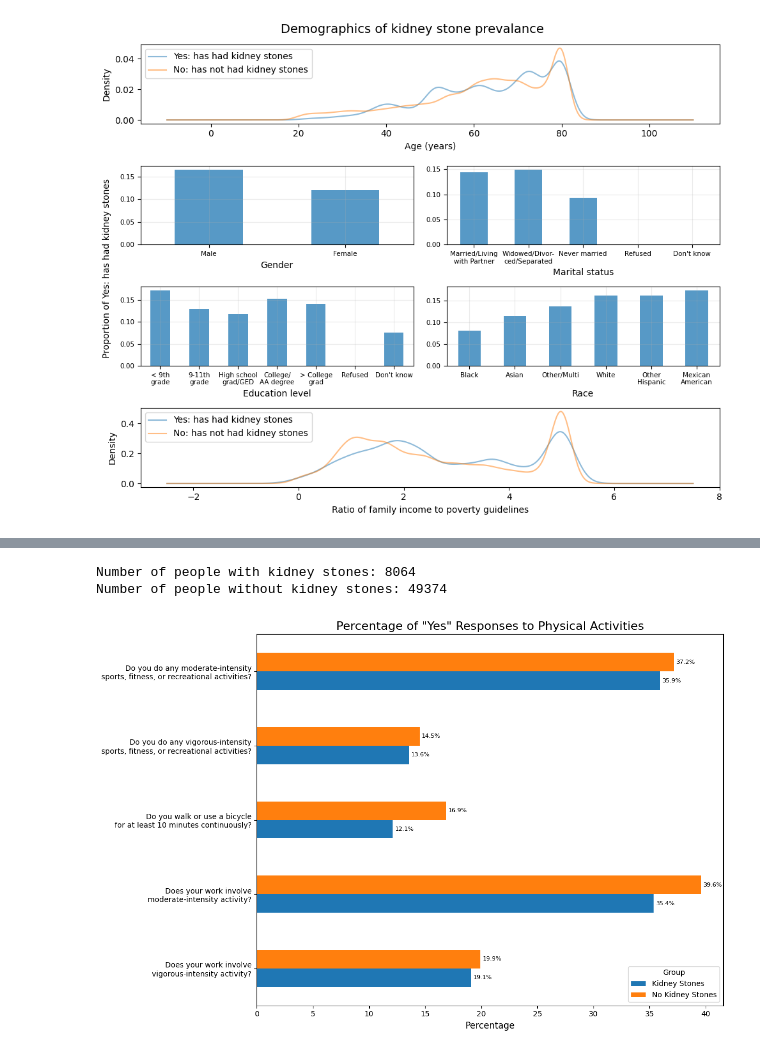
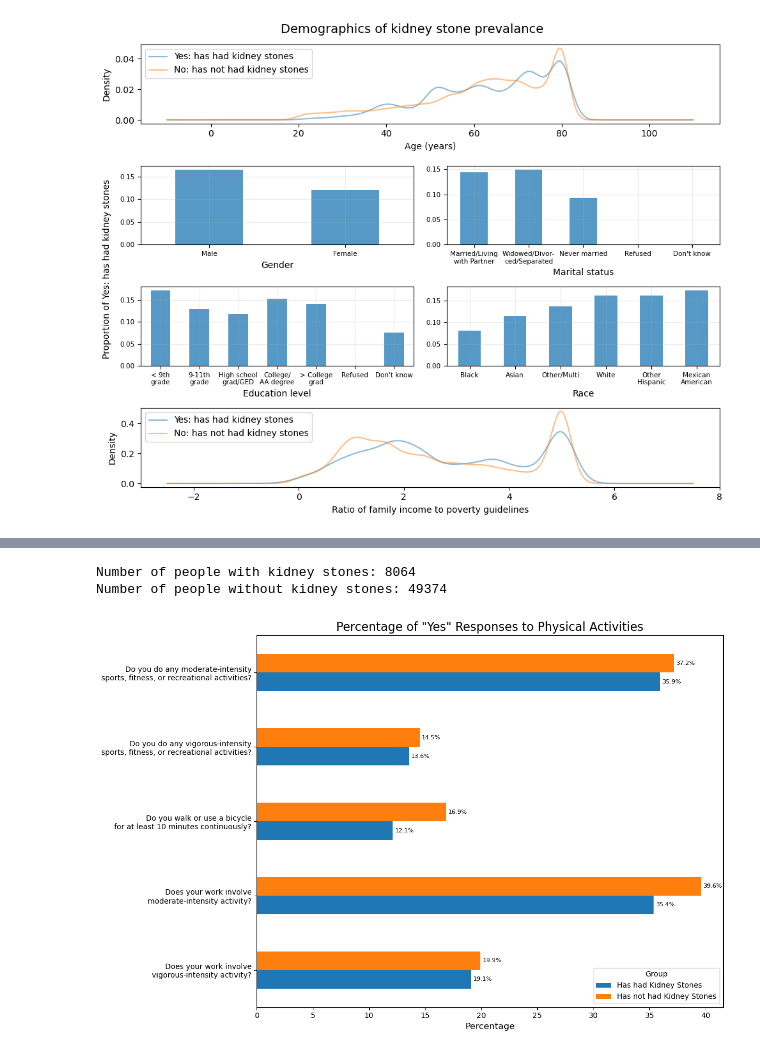
Before and after one commit to dvnguyen02/DATA301-Project, a Jupyter notebook: EDA/background-and-data.ipynb, the cells around one changed output, grey strips where cells are left out. Saved outputs shown, nothing was run; the diff lists cells and outputs as text; code cells hidden in the pictures.

```diff
--- a/EDA/background-and-data.ipynb
+++ b/EDA/background-and-data.ipynb
@@ -214,7 +214,7 @@ bar_colors = [default_orange if pct > 0 else default_blue for pct in results_df_
 # Plot percentage difference with custom colors
 bars = ax.barh(results_df_sorted['Variable'], results_df_sorted['Percentage Difference'], color=bar_colors)
 
-ax.set_title('Percentage Difference in Top 20 Dietary Factors with Largest Difference\n(Kidney Stones vs No Kidney Stones)')
+ax.set_title('Percentage Difference in Top 20 Dietary Factors with Largest Difference\n(Has had kidney stones vs Has not had kidney stones)')
 ax.set_xlabel('Percentage Difference (%)')
 ax.set_ylabel('Dietary Factors')
 ax.axvline(x=0, color='r', linestyle='--')
@@ -437,35 +427,35 @@ activity_vars = {
     'PAQ650': 'Do you do any vigorous-intensity\nsports, fitness, or recreational activities?',
     'PAQ665': 'Do you do any moderate-intensity\nsports, fitness, or recreational activities?'
 }
 
 # Calculate percentage of 'Yes' responses for each activity
 activity_percentages = pd.DataFrame({
-    'Kidney Stones': kidney_stones[activity_vars.keys()].apply(percent_yes),
-    'No Kidney Stones': no_kidney_stones[activity_vars.keys()].apply(percent_yes)
+    'Has had Kidney Stones': kidney_stones[activity_vars.keys()].apply(percent_yes),
+    'Has not had Kidney Stones': no_kidney_stones[activity_vars.keys()].apply(percent_yes)
 })
 
 # Rename the index with full questions
 activity_percentages.index = activity_vars.values()
 
 # Plotting the percentages
 fig, ax = plt.subplots(figsize=(12, 8))
 activity_percentages.plot(kind='barh', ax=ax)
 plt.title('Percentage of "Yes" Responses to Physical Activities', fontsize=16)
 plt.xlabel('Percentage', fontsize=12)
 plt.legend(title='Group', fontsize=10, loc='lower right')
 plt.yticks(fontsize=10)
 plt.xticks(fontsize=10)
 
 # Add value labels on the bars
 for i in ax.containers:
     ax.bar_label(i, fmt='%.1f%%', padding=3, fontsize=8)
 
 plt.tight_layout()
 #plt.savefig("../results/figures/physical_activities.png", dpi=300, bbox_inches='tight')
 plt.show()
 # %% [output]
 Number of people with kidney stones: 8064
 Number of people without kidney stones: 49374
-[figure, old version]
+[figure, new version]
 # %%
 plt.close("all")
```
Also changed, not shown: parts of 7 cells of this notebook, 2 other files.
